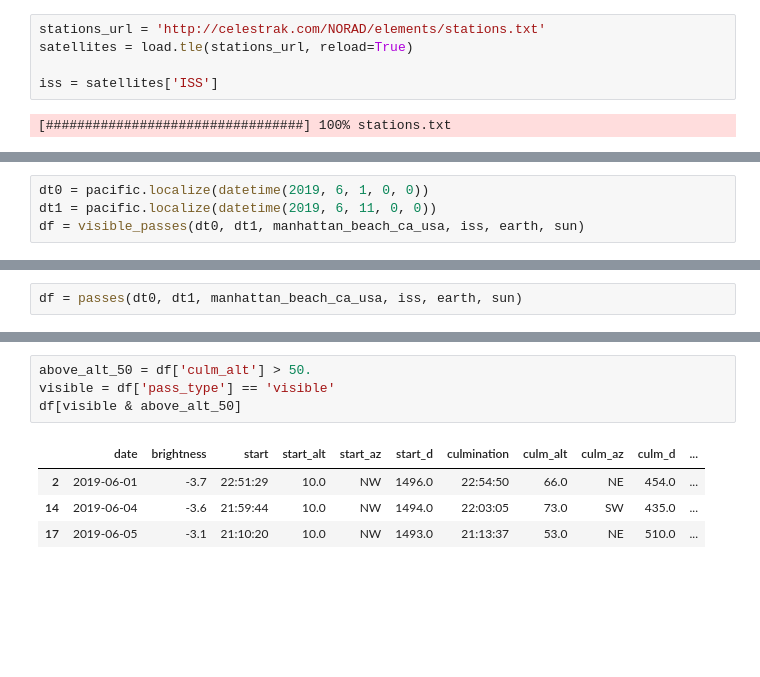
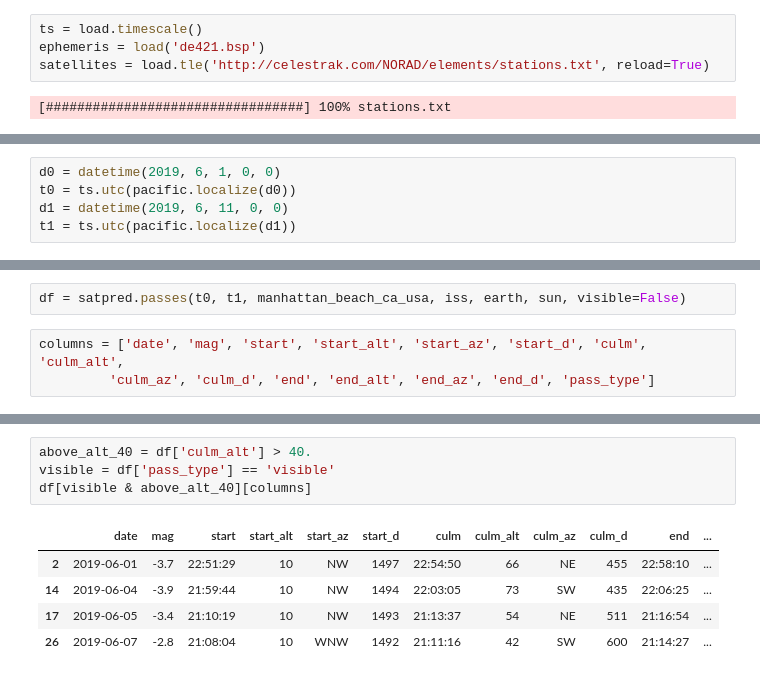
Before and after one commit to bradleypallen/skyfield-notebooks, a Jupyter notebook: Satellite Predictions Using Skyfield.ipynb, the cells around one changed output, grey strips where cells are left out. Saved outputs shown, nothing was run; the diff lists cells and outputs as text; blank space fills up the shorter version.

```diff
--- a/Satellite Predictions Using Skyfield.ipynb
+++ b/Satellite Predictions Using Skyfield.ipynb
@@ -26,8 +13,7 @@ earth = ephemeris['earth']
 # %%
-stations_url = 'http://celestrak.com/NORAD/elements/stations.txt'
-satellites = load.tle(stations_url, reload=True)
-
-iss = satellites['ISS']
+ts = load.timescale()
+ephemeris = load('de421.bsp')
+satellites = load.tle('http://celestrak.com/NORAD/elements/stations.txt', reload=True)
 # %% [output]
 [#################################] 100% stations.txt
 # %%
@@ -179,4 +25,5 @@ def visible_passes(dt0, dt1, topos, satellite, earth, sun):
 # %%
-dt0 = pacific.localize(datetime(2019, 6, 1, 0, 0))
-dt1 = pacific.localize(datetime(2019, 6, 11, 0, 0))
-df = visible_passes(dt0, dt1, manhattan_beach_ca_usa, iss, earth, sun)
+d0 = datetime(2019, 6, 1, 0, 0)
+t0 = ts.utc(pacific.localize(d0))
+d1 = datetime(2019, 6, 11, 0, 0)
+t1 = ts.utc(pacific.localize(d1))
@@ -246,3 +48,6 @@ def passes(dt0, dt1, topos, satellite, earth, sun):
 # %%
-df = passes(dt0, dt1, manhattan_beach_ca_usa, iss, earth, sun)
+df = satpred.passes(t0, t1, manhattan_beach_ca_usa, iss, earth, sun, visible=False)
+# %%
+columns = ['date', 'mag', 'start', 'start_alt', 'start_az', 'start_d', 'culm', 'culm_alt',
+         'culm_az', 'culm_d', 'end', 'end_alt', 'end_az', 'end_d', 'pass_type']
 # %%
@@ -283,9 +86,10 @@ df[df['pass_type'] == 'visible'][["date", "brightness", "start", "start_alt", "s
 # %%
-above_alt_50 = df['culm_alt'] > 50.
+above_alt_40 = df['culm_alt'] > 40.
 visible = df['pass_type'] == 'visible'
-df[visible & above_alt_50]
+df[visible & above_alt_40][columns]
 # %% [output]
-|  | date | brightness | start | start_alt | start_az | start_d | culmination | culm_alt | culm_az | culm_d | ... |
-| 2 | 2019-06-01 | -3.7 | 22:51:29 | 10.0 | NW | 1496.0 | 22:54:50 | 66.0 | NE | 454.0 | ... |
-| 14 | 2019-06-04 | -3.6 | 21:59:44 | 10.0 | NW | 1494.0 | 22:03:05 | 73.0 | SW | 435.0 | ... |
-| 17 | 2019-06-05 | -3.1 | 21:10:20 | 10.0 | NW | 1493.0 | 21:13:37 | 53.0 | NE | 510.0 | ... |
+|  | date | mag | start | start_alt | start_az | start_d | culm | culm_alt | culm_az | culm_d | end | ... |
+| 2 | 2019-06-01 | -3.7 | 22:51:29 | 10 | NW | 1497 | 22:54:50 | 66 | NE | 455 | 22:58:10 | ... |
+| 14 | 2019-06-04 | -3.9 | 21:59:44 | 10 | NW | 1494 | 22:03:05 | 73 | SW | 435 | 22:06:25 | ... |
+| 17 | 2019-06-05 | -3.4 | 21:10:19 | 10 | NW | 1493 | 21:13:37 | 54 | NE | 511 | 21:16:54 | ... |
+| 26 | 2019-06-07 | -2.8 | 21:08:04 | 10 | WNW | 1492 | 21:11:16 | 42 | SW | 600 | 21:14:27 | ... |
```
Also changed, not shown: parts of 23 cells of this notebook, 2 other files.
